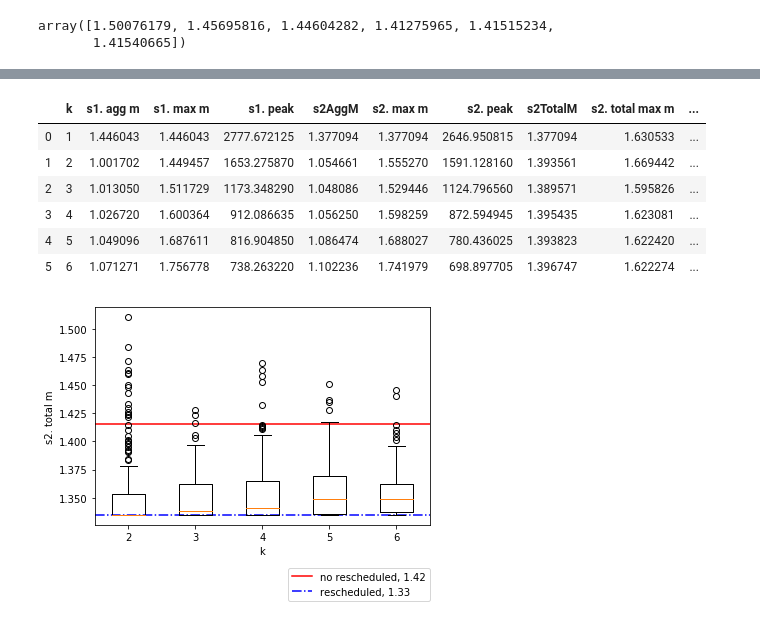
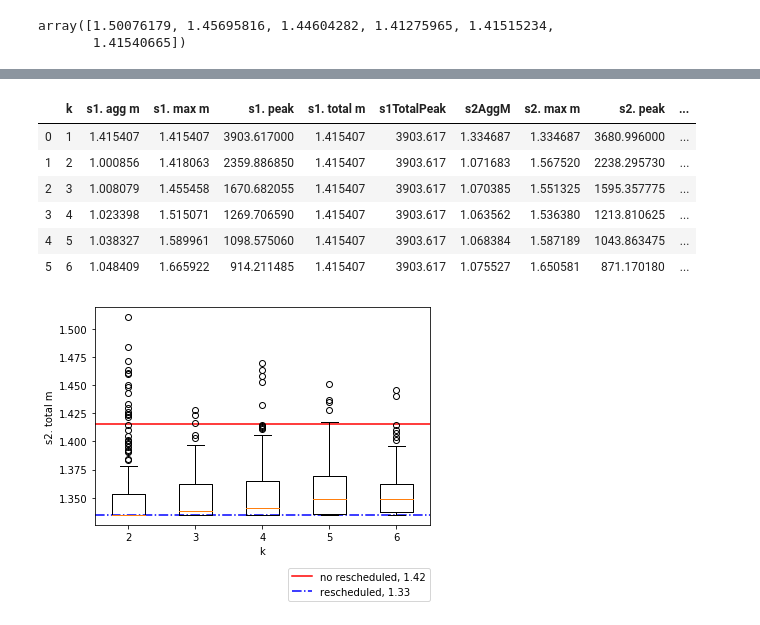
Before and after one commit to vicaba/siot-eclustering-viz, a Jupyter notebook: siot-clustering2.ipynb, the cells around one changed output, grey strips where cells are left out. Cells and saved outputs as stored; diff of their text form; code cells hidden in the pictures.

```diff
--- a/siot-clustering2.ipynb
+++ b/siot-clustering2.ipynb
@@ -346,42 +414,42 @@ if file_name is not None:
 def show_summary2(k, summary_treated, statistics, sample_size):
     _list_clusters = {}
     _list_max_toal_m = {}
     _list_min_toal_m = {}
     _list_above_s1agg_m = {}
     _list_below_s1agg_m = {}
     rows_per_k = summary_treated.query(f"sampleSize == {sample_size} and k == 1").reset_index(drop=True).count().iloc[0]
     k1_s1_agg_m = statistics.query(f"sampleSize == {sample_size} and metric == \"mean\" and k == 1").reset_index().drop(["sampleSize", "metric"], axis=1)["s1. agg m"]
 
     for j in range(1, k+1):
         _list_clusters[j - 1] = str(summary_treated.query(f"sampleSize == {sample_size} and k == {j}").sort_values(by=["s1. max m", "s1. agg m"]).iloc[0]["clusters"])
         _list_max_toal_m[j - 1] = summary_treated.query(f"sampleSize == {sample_size} and k == {j}").sort_values(by=["s2TotalM"],ascending=False).iloc[0]["s2TotalM"]
         _list_min_toal_m[j - 1] = summary_treated.query(f"sampleSize == {sample_size} and k == {j}").sort_values(by=["s2TotalM"],ascending=True).iloc[0]["s2TotalM"]
         _list_above_s1agg_m[j - 1] = summary_treated.query(f"sampleSize == {sample_size} and s2TotalM >= {k1_s1_agg_m.values[0]} and k == {j}").reset_index(drop=True).count().iloc[0] / rows_per_k
         _list_below_s1agg_m[j - 1] = summary_treated.query(f"sampleSize == {sample_size} and s2TotalM < {k1_s1_agg_m.values[0]} and k == {j}").reset_index(drop=True).count().iloc[0] / rows_per_k
     a = statistics.query(f"sampleSize == {sample_size} and metric == \"mean\"").reset_index().drop(["sampleSize", "metric"], axis=1)
     b = pd.DataFrame.from_dict(_list_clusters, orient="index", columns=["clusters"])
     c = pd.DataFrame.from_dict(_list_max_toal_m, orient="index", columns=["s2. total max m"])
     d = pd.DataFrame.from_dict(_list_min_toal_m, orient="index", columns=["s2. total min m"])
     e = pd.DataFrame.from_dict(_list_above_s1agg_m, orient="index", columns=["s2TotalAboveN"])
     f = pd.DataFrame.from_dict(_list_below_s1agg_m, orient="index", columns=["s2TotalBelowN"])
     r = pd.concat([a,b,c,d,e,f], axis=1, sort=False)
-    r = r[["k", "s1. agg m", "s1. max m", "s1. peak", "s2AggM", "s2. max m", "s2. peak", "s2TotalM", "s2. total max m", "s2. total min m", "s2TotalBelowN"]]
+    #r = r[["k", "s1. agg m", "s1. max m", "s1. peak", "s2AggM", "s2. max m", "s2. peak", "s2TotalM", "s2. total max m", "s2. total min m", "s2TotalBelowN"]]
     return r
 
-r = show_summary2(exp1_k, exp1_treated, exp1_statistics, '0.7')
+r = show_summary2(exp1_k, exp1_treated, exp1_statistics, '1.0')
 k1_s1_agg_m = exp1_statistics.query("sampleSize == 1.0 and metric == \"mean\" and k == 1").reset_index().drop(["sampleSize", "metric"], axis=1)["s1. agg m"]
 exp1_treated.query(f"sampleSize == 1.0 and s2TotalM > {k1_s1_agg_m.values[0]} and k == 4").reset_index(drop=True).count().iloc[0]
 #r1 = exp1_treated_copy.query("sampleSize == 1.0").reset_index().drop(["sampleSize", "metric"], axis=1)
 #r1
 r
 # %% [output]
-|  | k | s1. agg m | s1. max m | s1. peak | s2AggM | s2. max m | s2. peak | s2TotalM | s2. total max m | ... |
-| 0 | 1 | 1.446043 | 1.446043 | 2777.672125 | 1.377094 | 1.377094 | 2646.950815 | 1.377094 | 1.630533 | ... |
-| 1 | 2 | 1.001702 | 1.449457 | 1653.275870 | 1.054661 | 1.555270 | 1591.128160 | 1.393561 | 1.669442 | ... |
-| 2 | 3 | 1.013050 | 1.511729 | 1173.348290 | 1.048086 | 1.529446 | 1124.796560 | 1.389571 | 1.595826 | ... |
-| 3 | 4 | 1.026720 | 1.600364 | 912.086635 | 1.056250 | 1.598259 | 872.594945 | 1.395435 | 1.623081 | ... |
-| 4 | 5 | 1.049096 | 1.687611 | 816.904850 | 1.086474 | 1.688027 | 780.436025 | 1.393823 | 1.622420 | ... |
-| 5 | 6 | 1.071271 | 1.756778 | 738.263220 | 1.102236 | 1.741979 | 698.897705 | 1.396747 | 1.622274 | ... |
+|  | k | s1. agg m | s1. max m | s1. peak | s1. total m | s1TotalPeak | s2AggM | s2. max m | s2. peak | ... |
+| 0 | 1 | 1.415407 | 1.415407 | 3903.617000 | 1.415407 | 3903.617 | 1.334687 | 1.334687 | 3680.996000 | ... |
+| 1 | 2 | 1.000856 | 1.418063 | 2359.886850 | 1.415407 | 3903.617 | 1.071683 | 1.567520 | 2238.295730 | ... |
+| 2 | 3 | 1.008079 | 1.455458 | 1670.682055 | 1.415407 | 3903.617 | 1.070385 | 1.551325 | 1595.357775 | ... |
+| 3 | 4 | 1.023398 | 1.515071 | 1269.706590 | 1.415407 | 3903.617 | 1.063562 | 1.536380 | 1213.810625 | ... |
+| 4 | 5 | 1.038327 | 1.589961 | 1098.575060 | 1.415407 | 3903.617 | 1.068384 | 1.587189 | 1043.863475 | ... |
+| 5 | 6 | 1.048409 | 1.665922 | 914.211485 | 1.415407 | 3903.617 | 1.075527 | 1.650581 | 871.170180 | ... |
 # %%
 sampleSize = 1.0
 fig, ax = plt.subplots()
```
Also changed, not shown: parts of 5 cells of this notebook, 3 other files.
